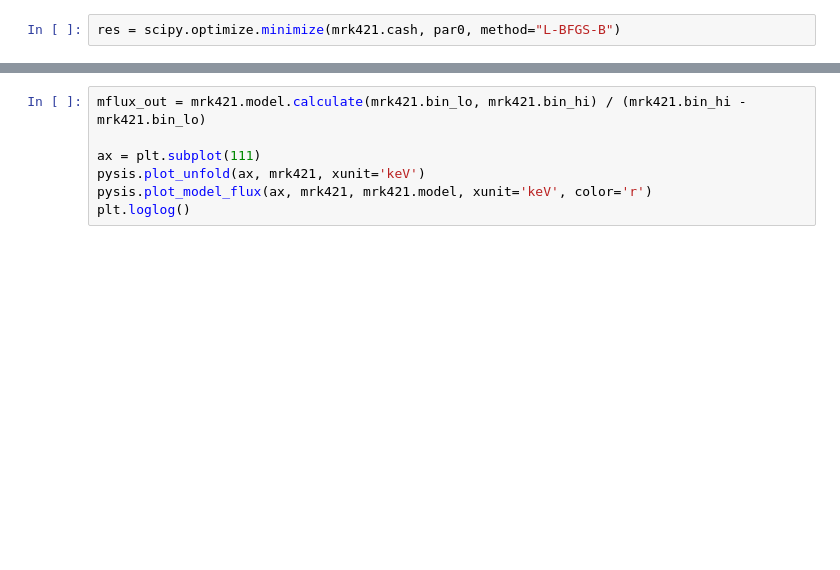
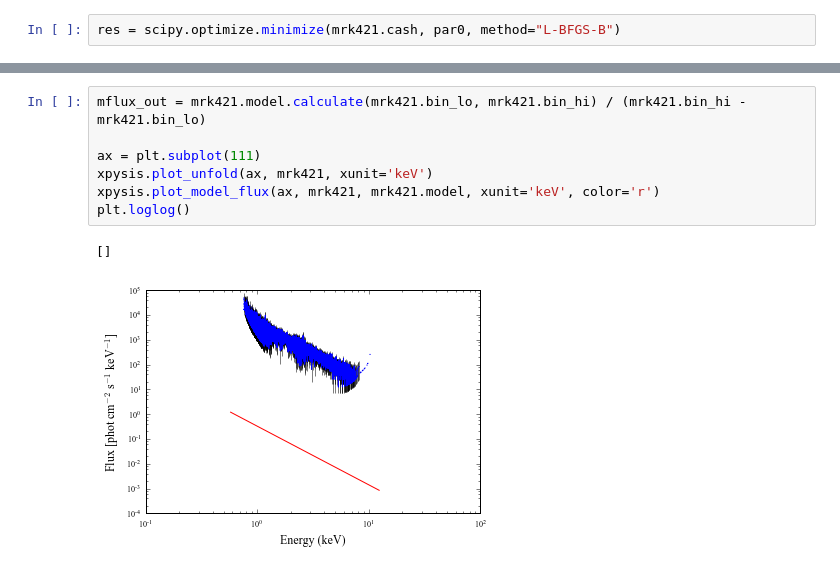
Before and after one commit to eblur/pyxsis, a Jupyter notebook: notebooks/Example1_fit_HETG_powerlaw.ipynb, the cells around one changed output, grey strips where cells are left out. Drawn from its saved outputs; the diff is of its cells as text; blank space fills up the shorter version.

```diff
--- a/notebooks/Example1_fit_HETG_powerlaw.ipynb
+++ b/notebooks/Example1_fit_HETG_powerlaw.ipynb
@@ -181,7 +187,10 @@ ax2.set_xlim(0.5,8.0)
 # %%
 mflux_out = mrk421.model.calculate(mrk421.bin_lo, mrk421.bin_hi) / (mrk421.bin_hi - mrk421.bin_lo)
 
 ax = plt.subplot(111)
-pysis.plot_unfold(ax, mrk421, xunit='keV')
-pysis.plot_model_flux(ax, mrk421, mrk421.model, xunit='keV', color='r')
+xpysis.plot_unfold(ax, mrk421, xunit='keV')
+xpysis.plot_model_flux(ax, mrk421, mrk421.model, xunit='keV', color='r')
 plt.loglog()
+# %% [output]
+[]
+[figure, added]
```
Also changed, not shown: parts of 6 cells of this notebook.
